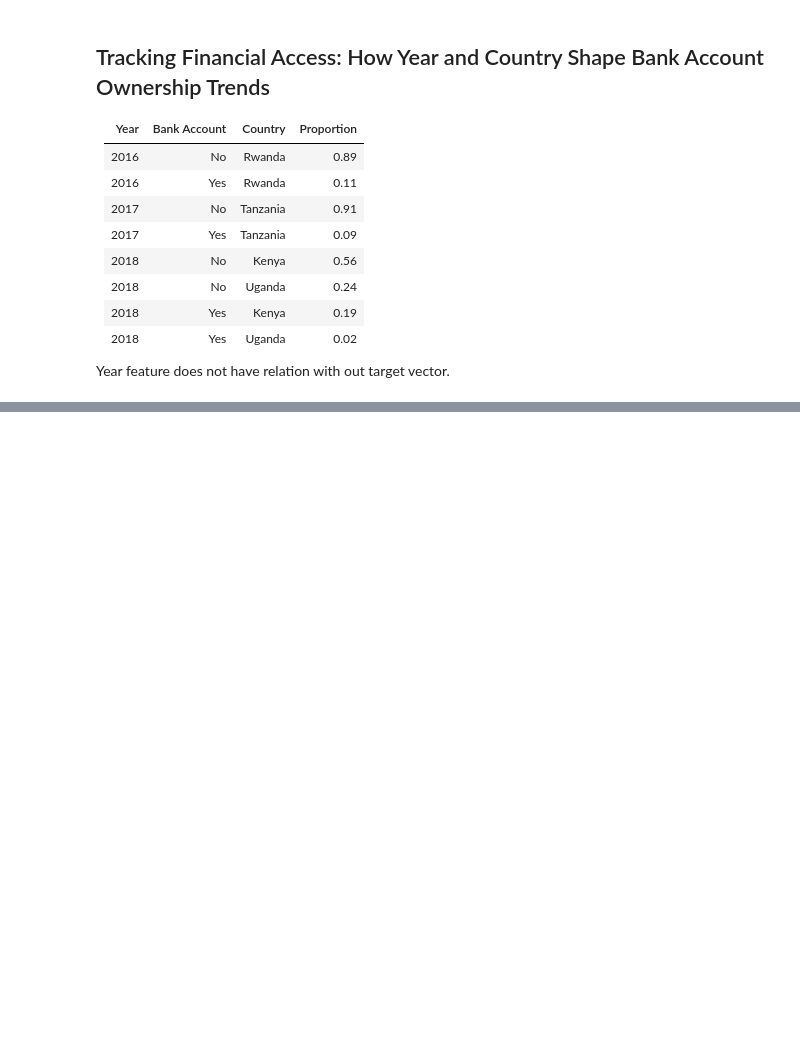
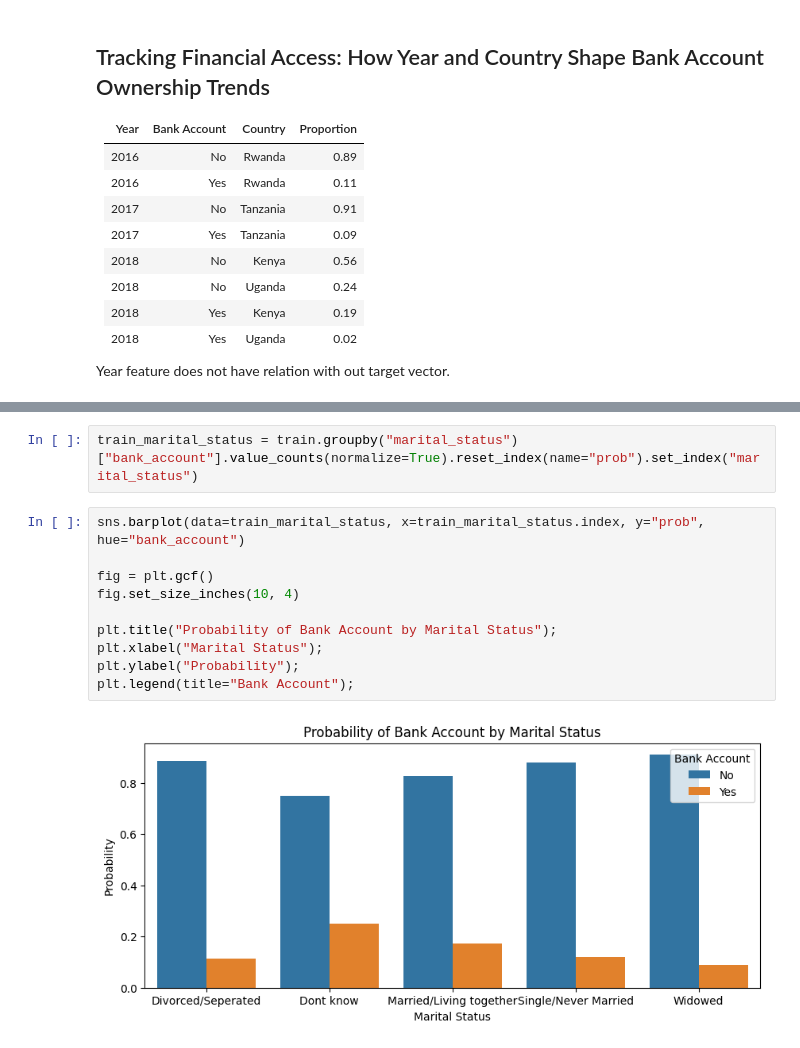
Before and after one commit to segnig/Financial-Inclusion-in-Africa, a Jupyter notebook: eda_002.ipynb, the cells around one changed output, grey strips where cells are left out. Saved outputs shown, nothing was run; the diff lists cells and outputs as text; blank space fills up the shorter version.

```diff
--- a/eda_002.ipynb
+++ b/eda_002.ipynb
@@ -143,0 +384,14 @@ Year feature does not have relation with out target vector.
+# %%
+train_marital_status = train.groupby("marital_status")["bank_account"].value_counts(normalize=True).reset_index(name="prob").set_index("marital_status")
+# %%
+sns.barplot(data=train_marital_status, x=train_marital_status.index, y="prob", hue="bank_account")
+
+fig = plt.gcf()
+fig.set_size_inches(10, 4)
+
+plt.title("Probability of Bank Account by Marital Status");
+plt.xlabel("Marital Status");
+plt.ylabel("Probability");
+plt.legend(title="Bank Account");
+# %% [output]
+[figure, added]
```
Also changed, not shown: parts of 41 cells of this notebook.
